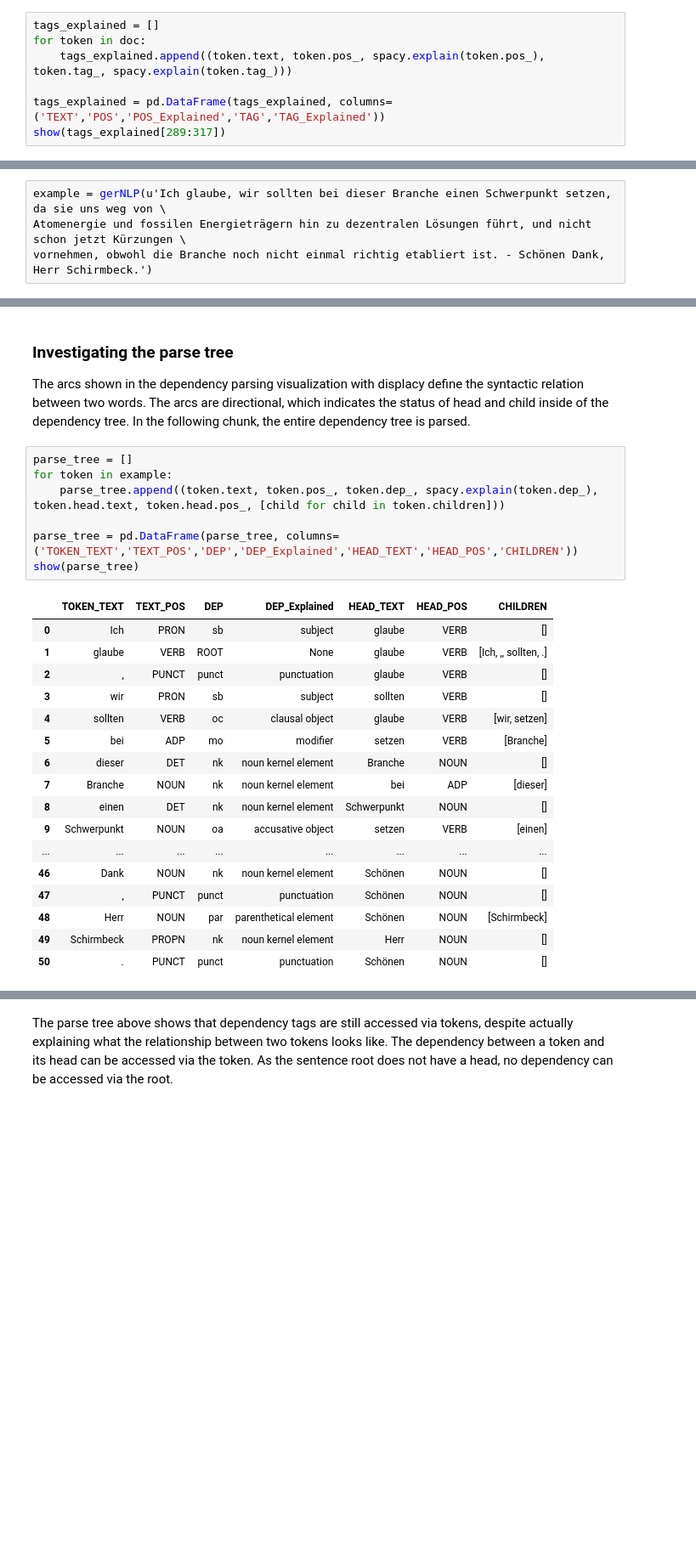
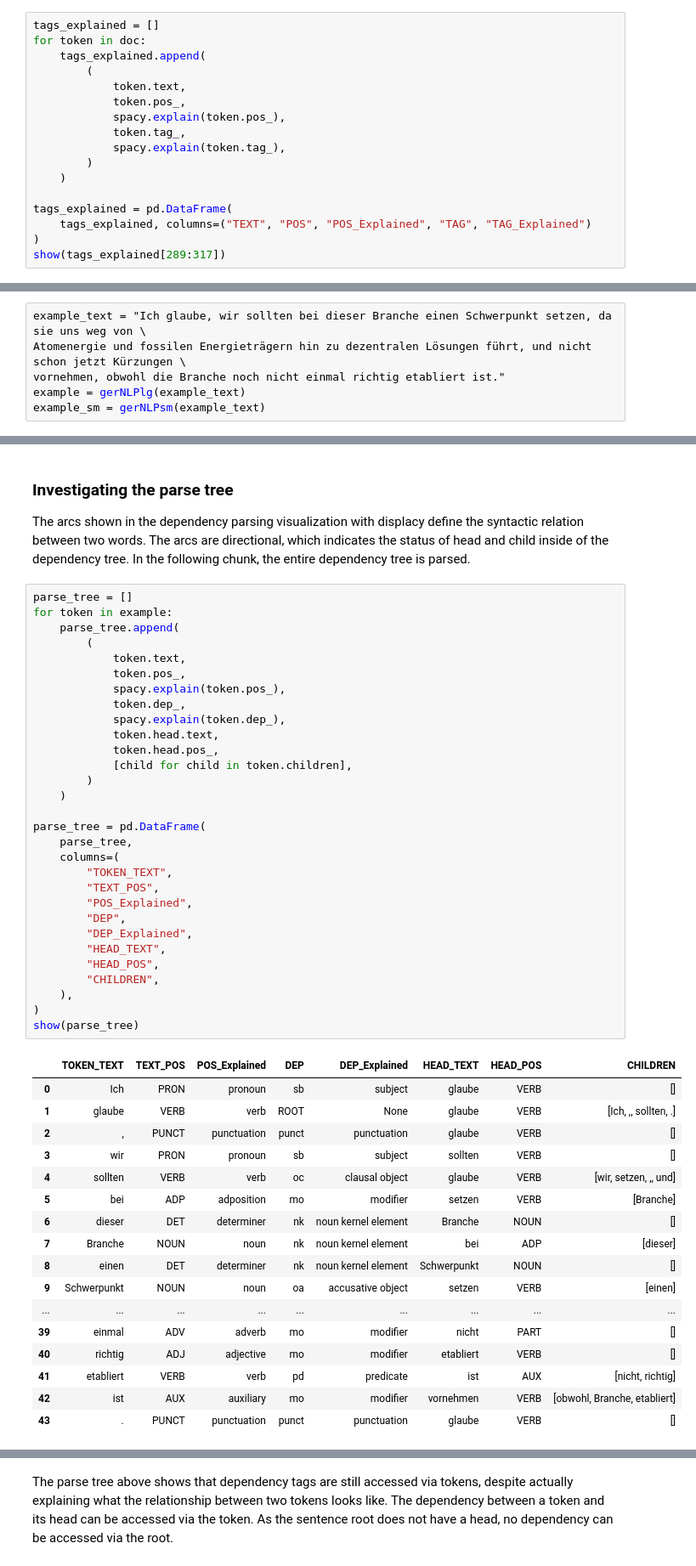
Before and after one commit to sebas-seck/bundestag_nlp, a Jupyter notebook: nb_01_spacy_exploration.ipynb, the cells around one changed output, grey strips where cells are left out. Shown at 85% size. Drawn from its saved outputs; the diff is of its cells as text; blank space fills up the shorter version.

```diff
--- a/nb_01_spacy_exploration.ipynb
+++ b/nb_01_spacy_exploration.ipynb
@@ -102,9 +121,19 @@ Calling *spacy.explain()* on the TAG or POS will return a more profound explanat
 # %%
 tags_explained = []
 for token in doc:
-    tags_explained.append((token.text, token.pos_, spacy.explain(token.pos_), token.tag_, spacy.explain(token.tag_)))
+    tags_explained.append(
+        (
+            token.text,
+            token.pos_,
+            spacy.explain(token.pos_),
+            token.tag_,
+            spacy.explain(token.tag_),
+        )
+    )
 
-tags_explained = pd.DataFrame(tags_explained, columns=('TEXT','POS','POS_Explained','TAG','TAG_Explained'))
+tags_explained = pd.DataFrame(
+    tags_explained, columns=("TEXT", "POS", "POS_Explained", "TAG", "TAG_Explained")
+)
 show(tags_explained[289:317])
 # %% [output]
 |  | TEXT | POS | POS_Explained | TAG | TAG_Explained |
@@ -158,4 +213,6 @@ https://explosion.ai/blog/german-model#word-order
 # %%
-example = gerNLP(u'Ich glaube, wir sollten bei dieser Branche einen Schwerpunkt setzen, da sie uns weg von \
+example_text = "Ich glaube, wir sollten bei dieser Branche einen Schwerpunkt setzen, da sie uns weg von \
 Atomenergie und fossilen Energieträgern hin zu dezentralen Lösungen führt, und nicht schon jetzt Kürzungen \
-vornehmen, obwohl die Branche noch nicht einmal richtig etabliert ist. - Schönen Dank, Herr Schirmbeck.')
+vornehmen, obwohl die Branche noch nicht einmal richtig etabliert ist."
+example = gerNLPlg(example_text)
+example_sm = gerNLPsm(example_text)
@@ -190,28 +255,51 @@ The arcs shown in the dependency parsing visualization with displacy define the
 # %%
 parse_tree = []
 for token in example:
-    parse_tree.append((token.text, token.pos_, token.dep_, spacy.explain(token.dep_), token.head.text, token.head.pos_, [child for child in token.children]))
+    parse_tree.append(
+        (
+            token.text,
+            token.pos_,
+            spacy.explain(token.pos_),
+            token.dep_,
+            spacy.explain(token.dep_),
+            token.head.text,
+            token.head.pos_,
+            [child for child in token.children],
+        )
+    )
 
-parse_tree = pd.DataFrame(parse_tree, columns=('TOKEN_TEXT','TEXT_POS','DEP','DEP_Explained','HEAD_TEXT','HEAD_POS','CHILDREN'))
+parse_tree = pd.DataFrame(
+    parse_tree,
+    columns=(
+        "TOKEN_TEXT",
+        "TEXT_POS",
+        "POS_Explained",
+        "DEP",
+        "DEP_Explained",
+        "HEAD_TEXT",
+        "HEAD_POS",
+        "CHILDREN",
+    ),
+)
 show(parse_tree)
 # %% [output]
-|  | TOKEN_TEXT | TEXT_POS | DEP | DEP_Explained | HEAD_TEXT | HEAD_POS | CHILDREN |
-| 0 | Ich | PRON | sb | subject | glaube | VERB | [] |
-| 1 | glaube | VERB | ROOT | None | glaube | VERB | [Ich, ,, sollten, .] |
-| 2 | , | PUNCT | punct | punctuation | glaube | VERB | [] |
-| 3 | wir | PRON | sb | subject | sollten | VERB | [] |
-| 4 | sollten | VERB | oc | clausal object | glaube | VERB | [wir, setzen] |
-| 5 | bei | ADP | mo | modifier | setzen | VERB | [Branche] |
-| 6 | dieser | DET | nk | noun kernel element | Branche | NOUN | [] |
-| 7 | Branche | NOUN | nk | noun kernel element | bei | ADP | [dieser] |
-| 8 | einen | DET | nk | noun kernel element | Schwerpunkt | NOUN | [] |
-| 9 | Schwerpunkt | NOUN | oa | accusative object | setzen | VERB | [einen] |
-| ... | ... | ... | ... | ... | ... | ... | ... |
-| 46 | Dank | NOUN | nk | noun kernel element | Schönen | NOUN | [] |
-| 47 | , | PUNCT | punct | punctuation | Schönen | NOUN | [] |
-| 48 | Herr | NOUN | par | parenthetical element | Schönen | NOUN | [Schirmbeck] |
-| 49 | Schirmbeck | PROPN | nk | noun kernel element | Herr | NOUN | [] |
-| 50 | . | PUNCT | punct | punctuation | Schönen | NOUN | [] |
+|  | TOKEN_TEXT | TEXT_POS | POS_Explained | DEP | DEP_Explained | HEAD_TEXT | HEAD_POS | CHILDREN |
+| 0 | Ich | PRON | pronoun | sb | subject | glaube | VERB | [] |
+| 1 | glaube | VERB | verb | ROOT | None | glaube | VERB | [Ich, ,, sollten, .] |
+| 2 | , | PUNCT | punctuation | punct | punctuation | glaube | VERB | [] |
+| 3 | wir | PRON | pronoun | sb | subject | sollten | VERB | [] |
+| 4 | sollten | VERB | verb | oc | clausal object | glaube | VERB | [wir, setzen, ,, und] |
+| 5 | bei | ADP | adposition | mo | modifier | setzen | VERB | [Branche] |
+| 6 | dieser | DET | determiner | nk | noun kernel element | Branche | NOUN | [] |
+| 7 | Branche | NOUN | noun | nk | noun kernel element | bei | ADP | [dieser] |
+| 8 | einen | DET | determiner | nk | noun kernel element | Schwerpunkt | NOUN | [] |
+| 9 | Schwerpunkt | NOUN | noun | oa | accusative object | setzen | VERB | [einen] |
+| ... | ... | ... | ... | ... | ... | ... | ... | ... |
+| 39 | einmal | ADV | adverb | mo | modifier | nicht | PART | [] |
+| 40 | richtig | ADJ | adjective | mo | modifier | etabliert | VERB | [] |
+| 41 | etabliert | VERB | verb | pd | predicate | ist | AUX | [nicht, richtig] |
+| 42 | ist | AUX | auxiliary | mo | modifier | vornehmen | VERB | [obwohl, Branche, etabliert] |
+| 43 | . | PUNCT | punctuation | punct | punctuation | glaube | VERB | [] |
 # %%
 parse_tree = []
 for token in doc:
```
Also changed, not shown: parts of 33 cells of this notebook, 2 other files.
